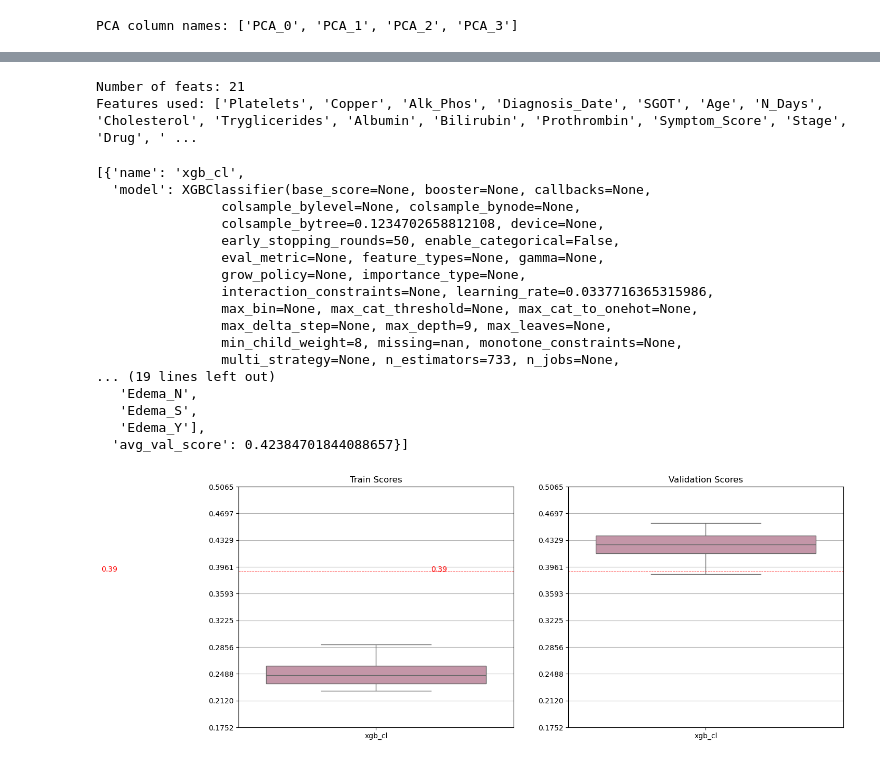
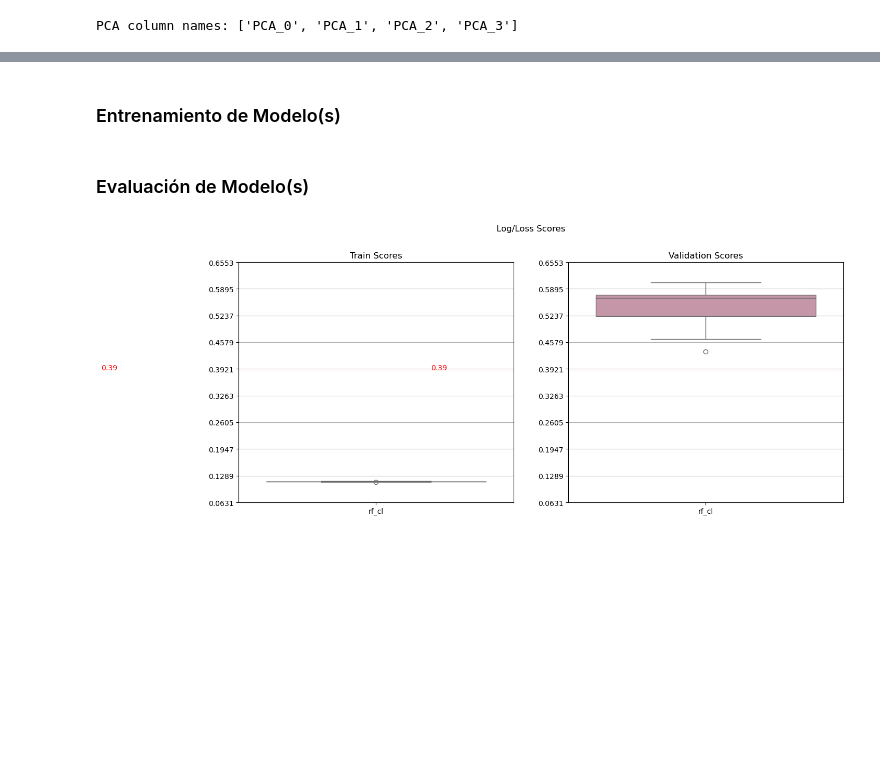
Before and after one commit to kokeitor/Multi-ClassPredictionCirrhosis, a Jupyter notebook: joseba.ipynb, the cells around one changed output, grey strips where cells are left out. Saved outputs shown, nothing was run; the diff lists cells and outputs as text; code cells hidden in the pictures; blank space fills up the shorter version.

```diff
--- a/joseba.ipynb
+++ b/joseba.ipynb
@@ -538,8 +562,9 @@ train_df_red = train_df_mod
 #df_test_pca = df_test_mod
 
 # Numerical feats
-df_train_pca = train_df[NUM_FEATS]
+df_train_pca = train_df_mod[NUM_FEATS]
 df_test_pca = test_df_mod[NUM_FEATS]
+test_real_df_pca = test_df_real_mod[NUM_FEATS]
 
 # Some, the feats here are taken iteratively from previous runs
 #FEATS = ['Platelets', 'Copper', 'Alk_Phos', 'Diagnosis_Date', 'SGOT', 'Age', 'N_Days']
@@ -550,6 +575,7 @@ df_test_pca = test_df_mod[NUM_FEATS]
 pca = PCA(n_components=10)
 df_train_pca = pca.fit_transform(df_train_pca)
 df_test_pca = pca.transform(df_test_pca)
+test_real_df_pca = pca.transform(test_real_df_pca)
 
 print(f"Explained variance per component: {np.round(pca.explained_variance_ratio_, 1)}")
 # %% [output]
@@ -568,17 +702,4 @@ PCA column names: ['PCA_0', 'PCA_1', 'PCA_2', 'PCA_3']
 # %%
-# All
-# FEATS = df_train_mod.drop(LABEL, axis=1).columns.tolist()
-# Some
-FEATS = ['Platelets', 'Copper', 'Alk_Phos', 'Diagnosis_Date', 'SGOT', 'Age', 'N_Days', 'Cholesterol',
-         'Tryglicerides', 'Albumin', 'Bilirubin', 'Prothrombin', 'Symptom_Score', 'Stage', 'Drug',
-         'Hepatomegaly', 'Spiders', 'Sex', 'Edema_N', 'Edema_S', 'Edema_Y']
-# FEATS = FEATS + pca_c_names
-# FEATS = sel_feats.tolist()
-print(f"Number of feats: {len(FEATS)}")
-print(f"Features used: {FEATS}")
-
 # Local optuna optimization test (cross val score: .4129666179319006), 21 FEATS
 xgb_params = {'objective': 'multi_logloss', 'early_stopping_rounds': 50, 'max_depth': 9, 'min_child_weight': 8, 'learning_rate': 0.0337716365315986, 'n_estimators': 733, 'subsample': 0.6927955384688348, 'colsample_bytree': 0.1234702658812108, 'reg_alpha': 0.18561628377665318, 'reg_lambda': 0.5565488299127089, 'random_state': 42}
+xgb_params2 = {'objective': 'multi_logloss', 'max_depth': 9, 'min_child_weight': 8, 'n_estimators': 733, 'subsample': 0.6927955384688348, 'colsample_bytree': 0.1234702658812108, 'reg_alpha': 0.18561628377665318, 'reg_lambda': 0.5565488299127089, 'random_state': 42}
-# %% [output]
-Number of feats: 21
-Features used: ['Platelets', 'Copper', 'Alk_Phos', 'Diagnosis_Date', 'SGOT', 'Age', 'N_Days', 'Cholesterol', 'Tryglicerides', 'Albumin', 'Bilirubin', 'Prothrombin', 'Symptom_Score', 'Stage', 'Drug', ' ...
@@ -670,22 +706,27 @@ models, train_scores, val_scores = validate_models(models=models,
-# %%
-models
-# train_scores
-# val_scores
-# %% [output]
-[{'name': 'xgb_cl',
-  'model': XGBClassifier(base_score=None, booster=None, callbacks=None,
-                colsample_bylevel=None, colsample_bynode=None,
-                colsample_bytree=0.1234702658812108, device=None,
-                early_stopping_rounds=50, enable_categorical=False,
-                eval_metric=None, feature_types=None, gamma=None,
-                grow_policy=None, importance_type=None,
-                interaction_constraints=None, learning_rate=0.0337716365315986,
-                max_bin=None, max_cat_threshold=None, max_cat_to_onehot=None,
-                max_delta_step=None, max_depth=9, max_leaves=None,
-                min_child_weight=8, missing=nan, monotone_constraints=None,
-                multi_strategy=None, n_estimators=733, n_jobs=None,
-... (19 lines left out)
-   'Edema_N',
-   'Edema_S',
-   'Edema_Y'],
-  'avg_val_score': 0.42384701844088657}]
+# %%
+# %%time
+################## SOLO FUNCIONA CON RANDOM FOREST, HAY QUE ARREGLAR ALGO EN LA FUNCIÓN 'VALIDATE_MODELS'###################
+
+xgb_cl = xgb.XGBClassifier(**xgb_params)
+rf_cl = RandomForestClassifier()
+xgb_cl_2 = xgb.XGBClassifier(**xgb_params)
+rf_cl_2 = RandomForestClassifier()
+xgb_cl_3 = xgb.XGBClassifier(**xgb_params)
+rf_cl_3 = RandomForestClassifier()
+
+
+models = [
+    # {"name": "xgb_cl", "model": xgb_cl, "feats": FEATS},
+    {"name": "rf_cl", "model": rf_cl, "feats": FEATS}
+]
+
+models2 = [
+    # {"name": "xgb_cl", "model": xgb_cl_2, "feats": FEATS2},
+    {"name": "rf_cl", "model": rf_cl_2, "feats": FEATS2}
+]
+models3 = [
+    # {"name": "xgb_cl", "model": xgb_cl_2, "feats": FEATS_PCA},
+    {"name": "rf_cl", "model": rf_cl_3, "feats": FEATS_PCA}
+]
+# %% [markdown]
+### Entrenamiento de Modelo(s)
@@ -692,31 +755,36 @@ models
+# %% [markdown]
+### Evaluación de Modelo(s)
 # %%
 fig, axes = plt.subplots(1, 2, figsize=(15, 6))
 
 eps = .05
 hl = .39
 min_score = train_scores.min().min()-eps
 max_score = val_scores.max().max()+eps
 
 def calculate_ticks(min_score, max_score, num_ticks=10):
     return np.linspace(min_score, max_score, num_ticks)
 
 ticks = calculate_ticks(min_score, max_score)
 
 _ = sns.boxplot(train_scores, ax=axes[0])
 _ = axes[0].set_title('Train Scores')
 _ = axes[0].set_ylim(min_score, max_score)
 _ = axes[0].set_yticks(ticks)
 _ = axes[0].yaxis.grid(True)
 _ = axes[0].axhline(y=hl, color='r', linestyle='--', lw=.7)
 _ = axes[0].text(-1, hl, f"{hl}", c="red")
 
 _ = sns.boxplot(val_scores, ax=axes[1])
 _ = axes[1].set_title('Validation Scores')
 _ = axes[1].set_ylim(min_score, max_score)
 _ = axes[1].set_yticks(ticks)
 _ = axes[1].yaxis.grid(True)
 _ = axes[1].axhline(y=hl, color='r', linestyle='--', lw=.7)
 _ = axes[1].text(-1, hl, f"{hl}", c="red")
+
+fig.suptitle("Log/Loss Scores", y=1)  # Add a common title above the subplots
+plt.show()
 # %% [output]
-[figure, old version]
+[figure, new version]
 # %%
```
Also changed, not shown: parts of 70 cells of this notebook, 4 other files.
